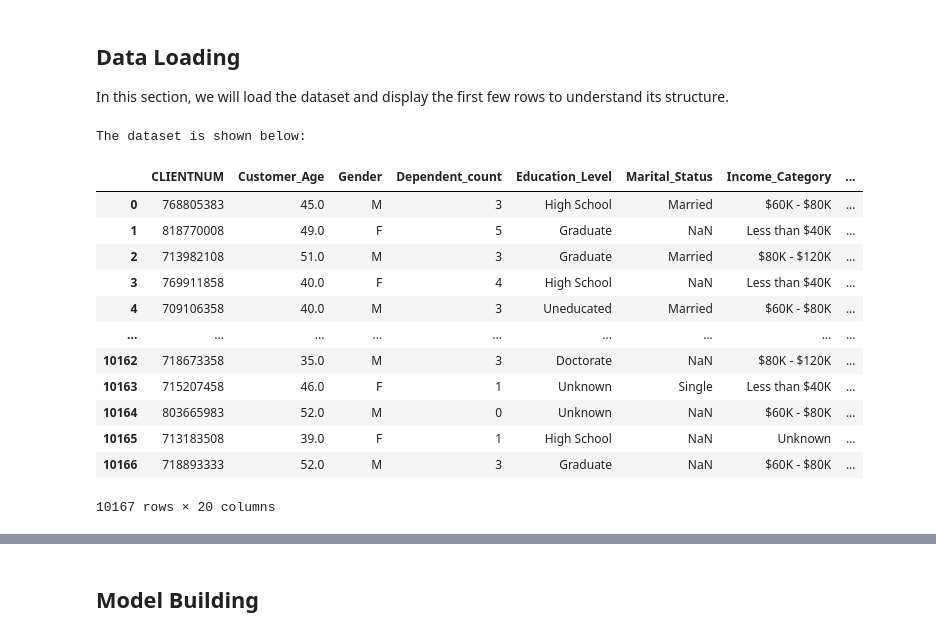
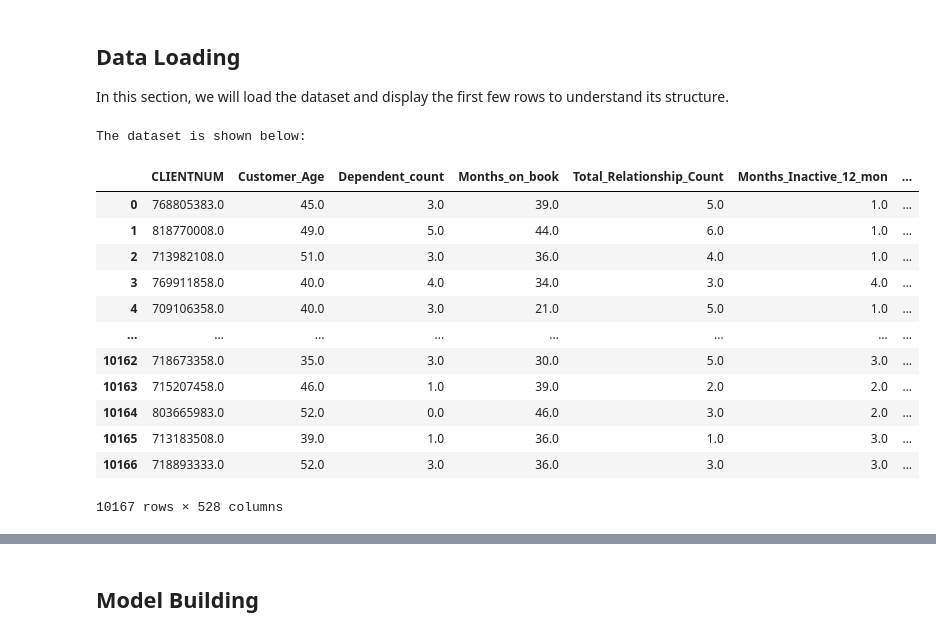
Before and after one commit to KIa-MEL/Credit-Limit-Prediction-Using-Neural-Networks, a Jupyter notebook: src/main.ipynb, the cells around one changed output, grey strips where cells are left out. Cells and saved outputs as stored; diff of their text form; code cells hidden in the pictures.

```diff
--- a/src/main.ipynb
+++ b/src/main.ipynb
@@ -46,23 +47,23 @@ The device is: cuda
 ## **Data Loading**
 In this section, we will load the dataset and display the first few rows to understand its structure.
 # %%
-dataset = Dataset(data_path='../data/CreditPrediction.csv', target_col='Credit_Limit')
+dataset = Dataset(data_path='../data/polynomial_dataset.csv', target_col='Credit_Limit')
 dataset.load_data()
 
 print(f'The dataset is shown below:')
 display(dataset.data_df)
 # %% [output]
 The dataset is shown below:
-|  | CLIENTNUM | Customer_Age | Gender | Dependent_count | Education_Level | Marital_Status | Income_Category | ... |
-| 0 | 768805383 | 45.0 | M | 3 | High School | Married | $60K - $80K | ... |
-| 1 | 818770008 | 49.0 | F | 5 | Graduate | NaN | Less than $40K | ... |
-| 2 | 713982108 | 51.0 | M | 3 | Graduate | Married | $80K - $120K | ... |
-| 3 | 769911858 | 40.0 | F | 4 | High School | NaN | Less than $40K | ... |
-| 4 | 709106358 | 40.0 | M | 3 | Uneducated | Married | $60K - $80K | ... |
-| ... | ... | ... | ... | ... | ... | ... | ... | ... |
-| 10162 | 718673358 | 35.0 | M | 3 | Doctorate | NaN | $80K - $120K | ... |
-| 10163 | 715207458 | 46.0 | F | 1 | Unknown | Single | Less than $40K | ... |
-| 10164 | 803665983 | 52.0 | M | 0 | Unknown | NaN | $60K - $80K | ... |
-| 10165 | 713183508 | 39.0 | F | 1 | High School | NaN | Unknown | ... |
-| 10166 | 718893333 | 52.0 | M | 3 | Graduate | NaN | $60K - $80K | ... |
+|  | CLIENTNUM | Customer_Age | Dependent_count | Months_on_book | Total_Relationship_Count | Months_Inactive_12_mon | ... |
+| 0 | 768805383.0 | 45.0 | 3.0 | 39.0 | 5.0 | 1.0 | ... |
+| 1 | 818770008.0 | 49.0 | 5.0 | 44.0 | 6.0 | 1.0 | ... |
+| 2 | 713982108.0 | 51.0 | 3.0 | 36.0 | 4.0 | 1.0 | ... |
+| 3 | 769911858.0 | 40.0 | 4.0 | 34.0 | 3.0 | 4.0 | ... |
+| 4 | 709106358.0 | 40.0 | 3.0 | 21.0 | 5.0 | 1.0 | ... |
+| ... | ... | ... | ... | ... | ... | ... | ... |
+| 10162 | 718673358.0 | 35.0 | 3.0 | 30.0 | 5.0 | 3.0 | ... |
+| 10163 | 715207458.0 | 46.0 | 1.0 | 39.0 | 2.0 | 2.0 | ... |
+| 10164 | 803665983.0 | 52.0 | 0.0 | 46.0 | 3.0 | 2.0 | ... |
+| 10165 | 713183508.0 | 39.0 | 1.0 | 36.0 | 1.0 | 3.0 | ... |
+| 10166 | 718893333.0 | 52.0 | 3.0 | 36.0 | 3.0 | 3.0 | ... |
-10167 rows × 20 columns
+10167 rows × 528 columns
```
Also changed, not shown: parts of 22 cells of this notebook, 5 other files.
